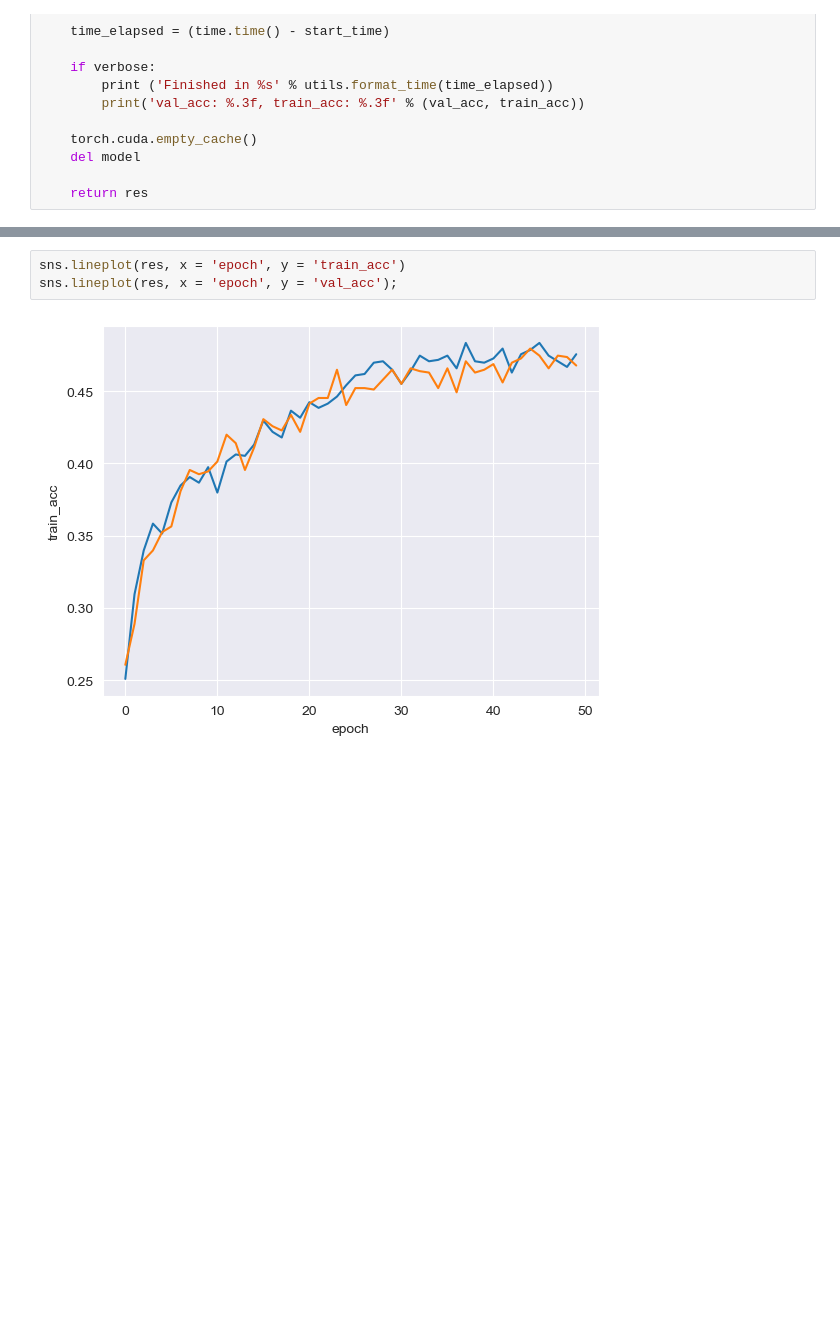
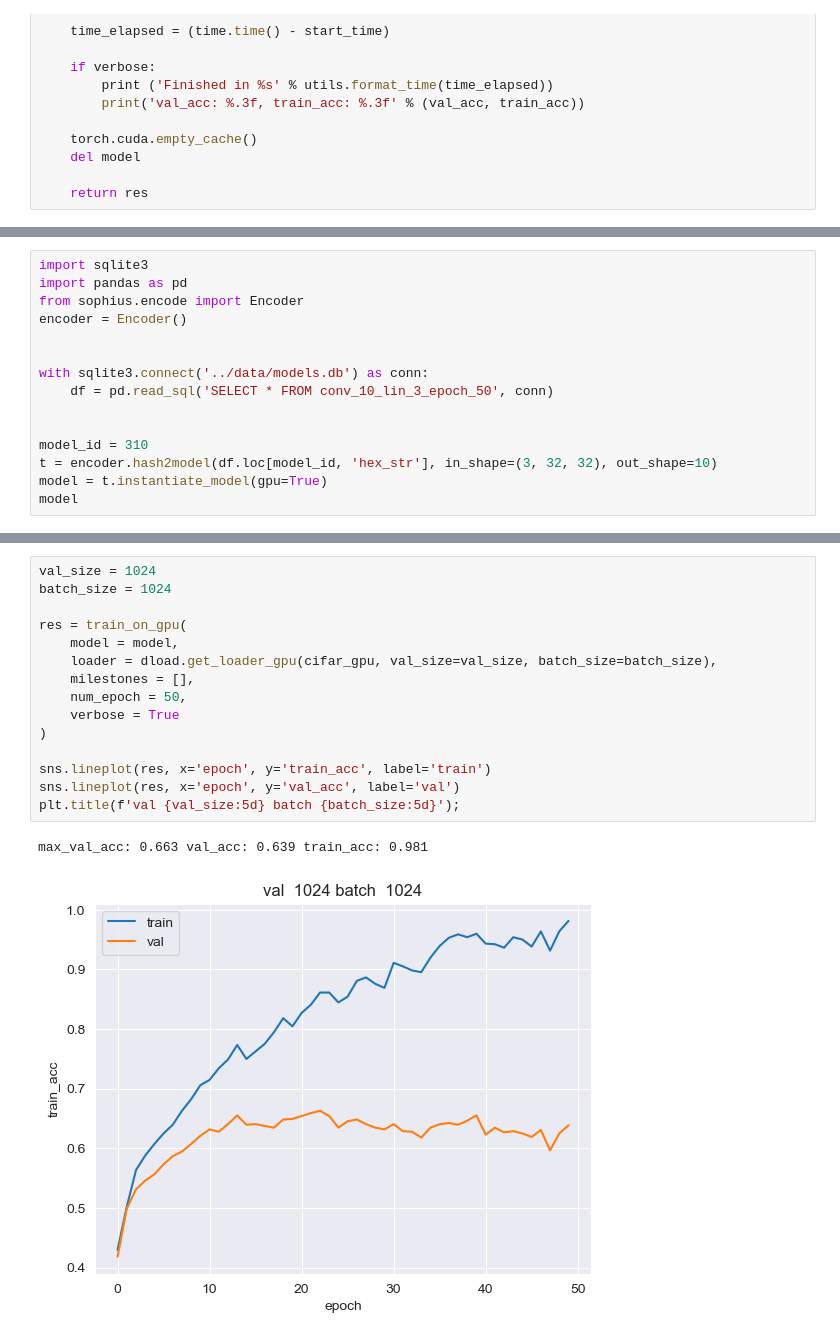
Before and after one commit to alkorolyov/sophius, a Jupyter notebook: notebooks/07_training.ipynb, the cells around one changed output, grey strips where cells are left out. Saved outputs shown, nothing was run; the diff lists cells and outputs as text; blank space fills up the shorter version.

```diff
--- a/notebooks/07_training.ipynb
+++ b/notebooks/07_training.ipynb
@@ -146 +143,16 @@ Sequential(
 )
+# %%
+import sqlite3
+import pandas as pd
+from sophius.encode import Encoder
+encoder = Encoder()
+
+
+with sqlite3.connect('../data/models.db') as conn:
+    df = pd.read_sql('SELECT * FROM conv_10_lin_3_epoch_50', conn)
+
+
+model_id = 310
+t = encoder.hash2model(df.loc[model_id, 'hex_str'], in_shape=(3, 32, 32), out_shape=10)
+model = t.instantiate_model(gpu=True)
+model
@@ -157,5 +246,18 @@ KeyboardInterrupt
 # %%
-sns.lineplot(res, x = 'epoch', y = 'train_acc')
-sns.lineplot(res, x = 'epoch', y = 'val_acc');
+val_size = 1024
+batch_size = 1024
+
+res = train_on_gpu(
+    model = model,
+    loader = dload.get_loader_gpu(cifar_gpu, val_size=val_size, batch_size=batch_size),
+    milestones = [],
+    num_epoch = 50,
+    verbose = True
+)
+
+sns.lineplot(res, x='epoch', y='train_acc', label='train')
+sns.lineplot(res, x='epoch', y='val_acc', label='val')
+plt.title(f'val {val_size:5d} batch {batch_size:5d}');
 # %% [output]
+max_val_acc: 0.663 val_acc: 0.639 train_acc: 0.981
-[figure, old version]
+[figure, new version]
```
Also changed, not shown: parts of 22 cells of this notebook, 13 other files.
